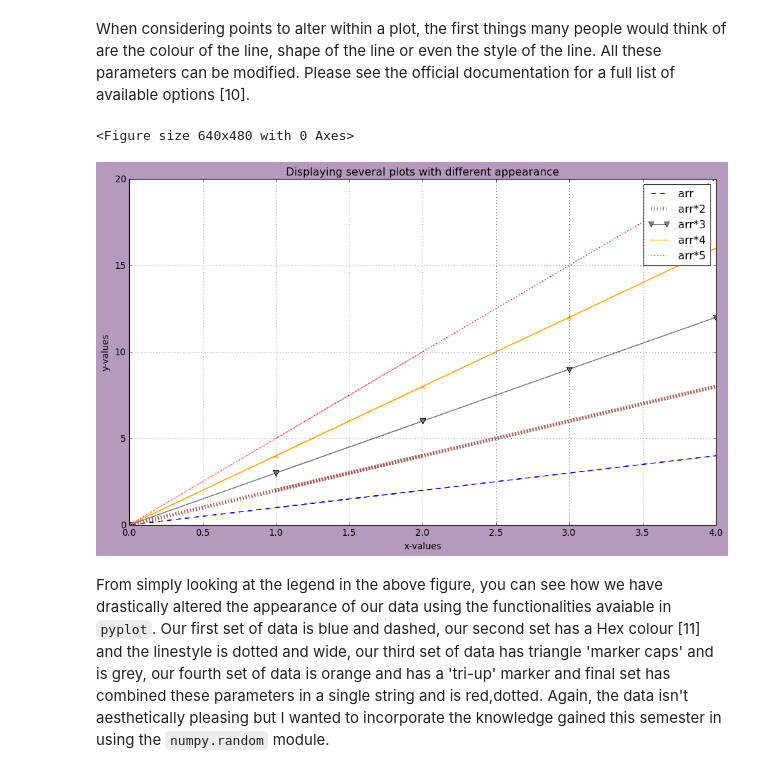
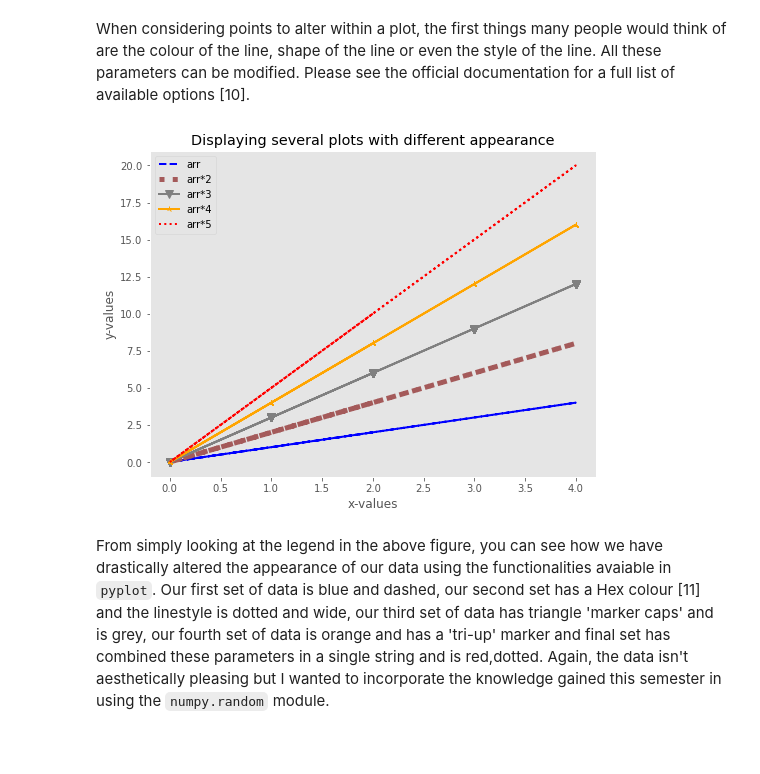
Before and after one commit to conor-mccaffrey/cao-points, a Jupyter notebook: bar_histogram.ipynb, the cells around one changed output. Drawn from its saved outputs; the diff is of its cells as text; code cells hidden in the pictures; blank space fills up the shorter version.

```diff
--- a/bar_histogram.ipynb
+++ b/bar_histogram.ipynb
@@ -32,7 +32,10 @@ This notebook has two dual purposes:
 <br>
 # %%
 # For plotting
+import matplotlib as mpl
 import matplotlib.pyplot as plt
+plt.style.use('ggplot') # setting global style sheet
+plt.rcParams['figure.figsize'] = (14,8)
 
 # Data frames
 import pandas as pd
@@ -108,5 +111,6 @@ array([1, 2, 2, 4, 4, 2, 4, 2, 2, 2, 4, 0, 1, 0, 0, 4, 1, 0, 3, 1, 4, 0,
 # %%
 # Let's create a simple plot using Pyplot-style
+mpl.rcParams['lines.linewidth'] = 2 # changing global settings for this case [17]
 plt.figure(figsize=(8,6))
 plt.plot(arr, label='arr')  # Plot some data on the axes.
 plt.plot(arr**2, label='arr$^2$')  # Incorporating LaTeX as already described
@@ -163,21 +167,20 @@ While it may appear that we are quite restricted in scope when using solely the
 When considering points to alter within a plot, the first things many people would think of are the colour of the line, shape of the line or even the style of the line. All these parameters can be modified. Please see the official documentation for a full list of available options [10].
 # %%
 # Lets plot some data and play around
-plt.figure(figsize=(8,6))
-plt.figure(facecolor='#B59ABD') # using Hex colour for background
-plt.plot(arr, arr, color='blue', linestyle = 'dashed',  label = 'arr')  # specify color by name
-plt.plot(arr, arr*2, color='#A45A5A', linestyle = ':',lw = 5,label = 'arr*2') # HTML colour codes and setting width
-plt.plot(arr, arr*3, color='grey', marker = 'v', ms= 8, label = 'arr*3' ) # adding marker style and size [12]
-plt.plot(arr, arr*4, c='orange', marker = '2' , label ='arr*4')
-plt.plot(arr, arr*5, ':r', label ='arr*5')
-plt.grid() # lets put in gridlines (these can also be altered!)
-plt.xlabel('x-values')
-plt.ylabel('y-values')
-plt.title('Displaying several plots with different appearance')
-plt.legend();
+with plt.style.context('seaborn-pastel'):
+    plt.figure(figsize=(8,6))
+    plt.plot(arr, arr, color='blue', linestyle = 'dashed',  label = 'arr')  # specify color by name
+    plt.plot(arr, arr*2, color='#A45A5A', linestyle = ':',lw = 5,label = 'arr*2') # HTML colour codes and setting width
+    plt.plot(arr, arr*3, color='grey', marker = 'v', ms= 8, label = 'arr*3' ) # adding marker style and size [12]
+    plt.plot(arr, arr*4, c='orange', marker = '2' , label ='arr*4')
+    plt.plot(arr, arr*5, ':r', label ='arr*5')
+    plt.grid() # lets put in gridlines (these can also be altered!)
+    plt.xlabel('x-values')
+    plt.ylabel('y-values')
+    plt.title('Displaying several plots with different appearance')
+    plt.legend();
 # %% [output]
-<Figure size 640x480 with 0 Axes>
-[figure, old version]
+[figure, new version]
 # %% [markdown]
 From simply looking at the legend in the above figure, you can see how we have drastically altered the appearance of our data using the functionalities avaiable in `pyplot`. Our first set of data is blue and dashed, our second set has a Hex colour [11] and the linestyle is dotted and wide, our third set of data has triangle 'marker caps' and is grey, our fourth set of data is orange and has a 'tri-up' marker and final set has combined these parameters in a single string and is red,dotted. Again, the data isn't aesthetically pleasing but I wanted to incorporate the knowledge gained this semester in using the `numpy.random` module.
 # %% [markdown]
```
Also changed, not shown: parts of 11 cells of this notebook, 2 other files.
